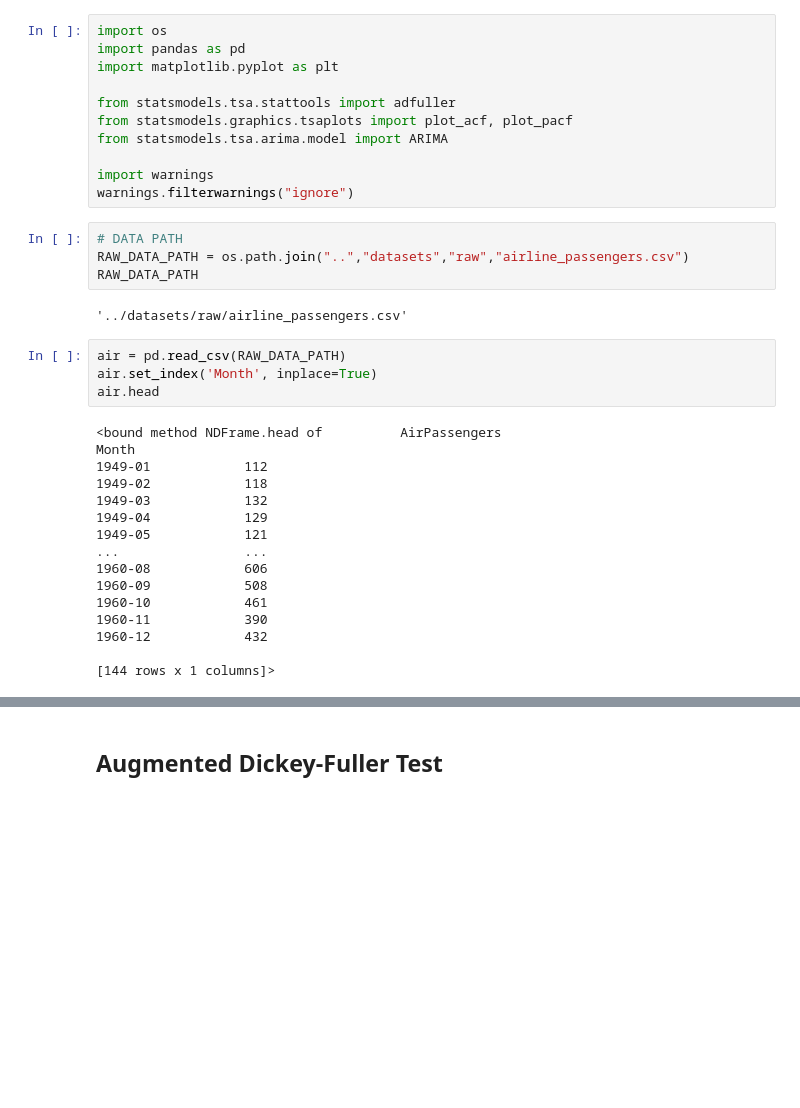
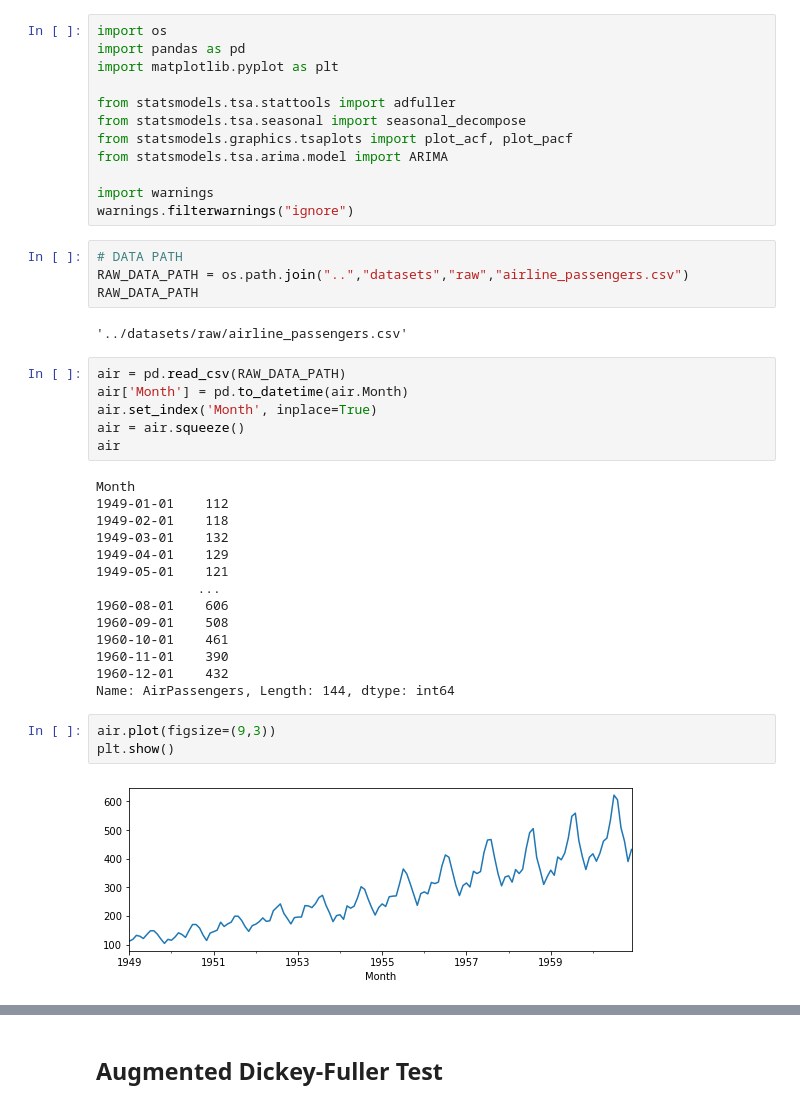
Before and after one commit to PabloJRW/Air-Passengers-Forecasting, a Jupyter notebook: notebooks/1.0 Temporal_Structure.ipynb, the cells around one changed output, grey strips where cells are left out. Cells and saved outputs as stored; diff of their text form; blank space fills up the shorter version.

```diff
--- a/notebooks/1.0 Evaluation.ipynb
+++ b/notebooks/1.0 Temporal_Structure.ipynb
@@ -4,6 +4,7 @@ import pandas as pd
 import matplotlib.pyplot as plt
 
 from statsmodels.tsa.stattools import adfuller
+from statsmodels.tsa.seasonal import seasonal_decompose
 from statsmodels.graphics.tsaplots import plot_acf, plot_pacf
 from statsmodels.tsa.arima.model import ARIMA
 
@@ -17,21 +18,26 @@ RAW_DATA_PATH
 '../datasets/raw/airline_passengers.csv'
 # %%
 air = pd.read_csv(RAW_DATA_PATH)
+air['Month'] = pd.to_datetime(air.Month)
 air.set_index('Month', inplace=True)
-air.head
+air = air.squeeze()
+air
 # %% [output]
-<bound method NDFrame.head of          AirPassengers
 Month
-1949-01            112
-1949-02            118
-1949-03            132
-1949-04            129
-1949-05            121
-...                ...
-1960-08            606
-1960-09            508
-1960-10            461
-1960-11            390
-1960-12            432
-
-[144 rows x 1 columns]>
+1949-01-01    112
+1949-02-01    118
+1949-03-01    132
+1949-04-01    129
+1949-05-01    121
+             ...
+1960-08-01    606
+1960-09-01    508
+1960-10-01    461
+1960-11-01    390
+1960-12-01    432
+Name: AirPassengers, Length: 144, dtype: int64
+# %%
+air.plot(figsize=(9,3))
+plt.show()
+# %% [output]
+[figure, added]
```
Also changed, not shown: parts of 9 cells of this notebook, 1 other file.
